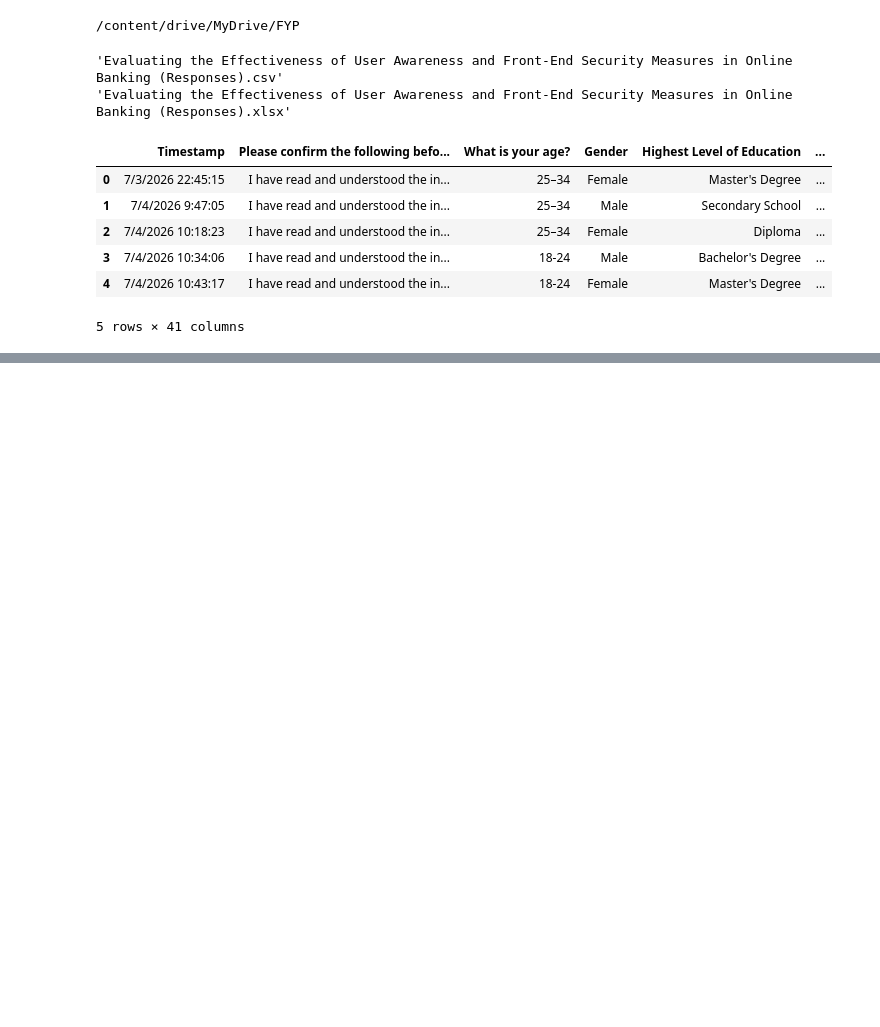
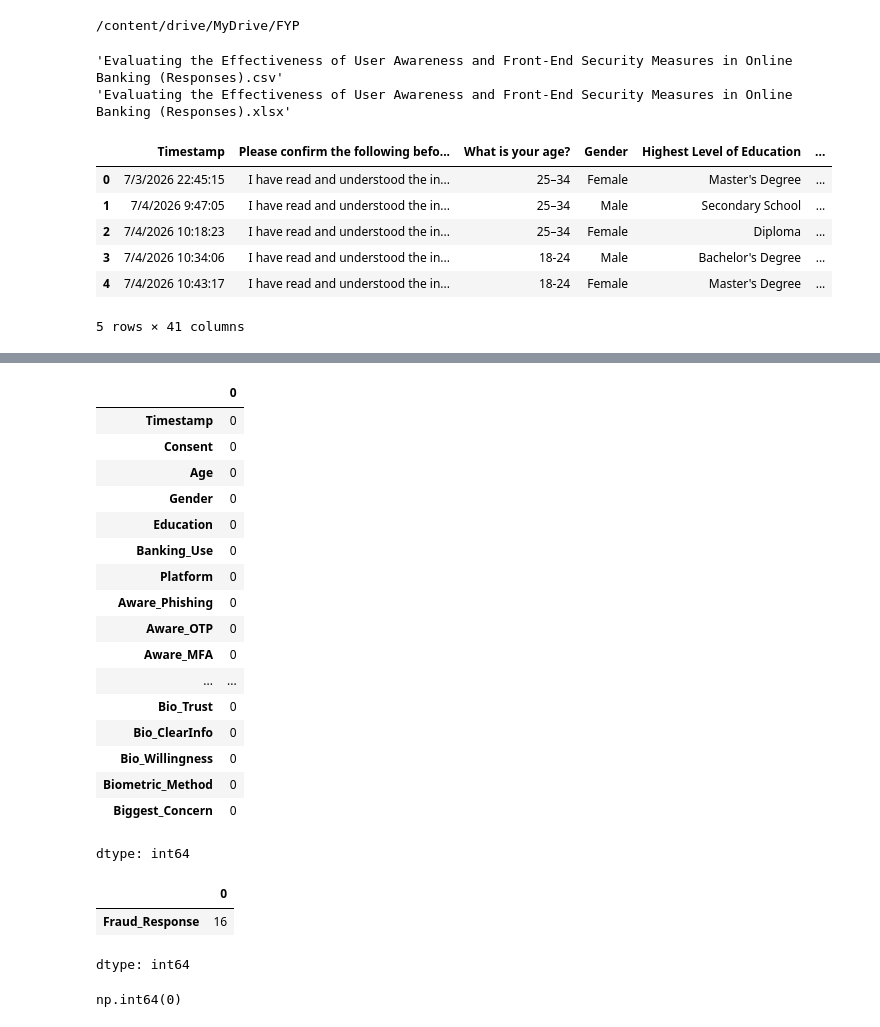
Before and after one commit to Shavindri/Final-Year-Project, a Jupyter notebook: Untitled0.ipynb, the cells around one changed output, grey strips where cells are left out. Saved outputs shown, nothing was run; the diff lists cells and outputs as text; code cells hidden in the pictures; blank space fills up the shorter version.

```diff
--- a/Untitled0.ipynb
+++ b/Untitled0.ipynb
@@ -47,0 +167,41 @@ all_data.head()
+# %%
+# Check missing values in each column
+all_data.isnull().sum()
+# %% [output]
+|  | 0 |
+| Timestamp | 0 |
+| Consent | 0 |
+| Age | 0 |
+| Gender | 0 |
+| Education | 0 |
+| Banking_Use | 0 |
+| Platform | 0 |
+| Aware_Phishing | 0 |
+| Aware_OTP | 0 |
+| Aware_MFA | 0 |
+| ... | ... |
+| Bio_Trust | 0 |
+| Bio_ClearInfo | 0 |
+| Bio_Willingness | 0 |
+| Biometric_Method | 0 |
+| Biggest_Concern | 0 |
+dtype: int64
+# %%
+# Show only columns with missing values
+missing_values = all_data.isnull().sum()
+
+missing_values[missing_values > 0]
+# %% [output]
+|  | 0 |
+| Fraud_Response | 16 |
+dtype: int64
+# %%
+# Check the number of duplicate rows
+all_data.duplicated().sum()
+
+## Remove duplicate rows
+#all_data = all_data.drop_duplicates()
+# Check again
+#all_data.duplicated().sum()
+# %% [output]
+np.int64(0)
```
Also changed, not shown: parts of 18 cells of this notebook.
